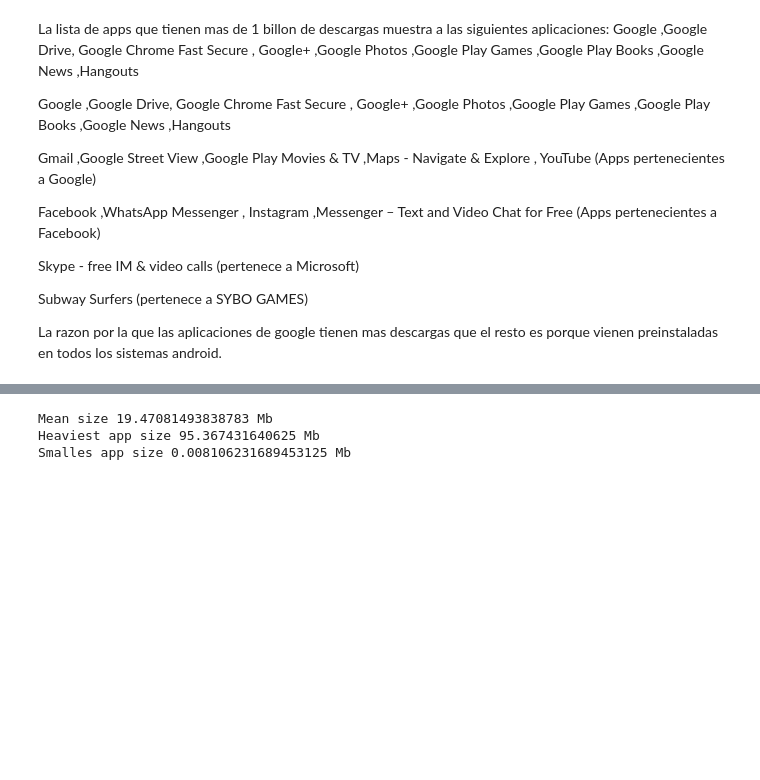
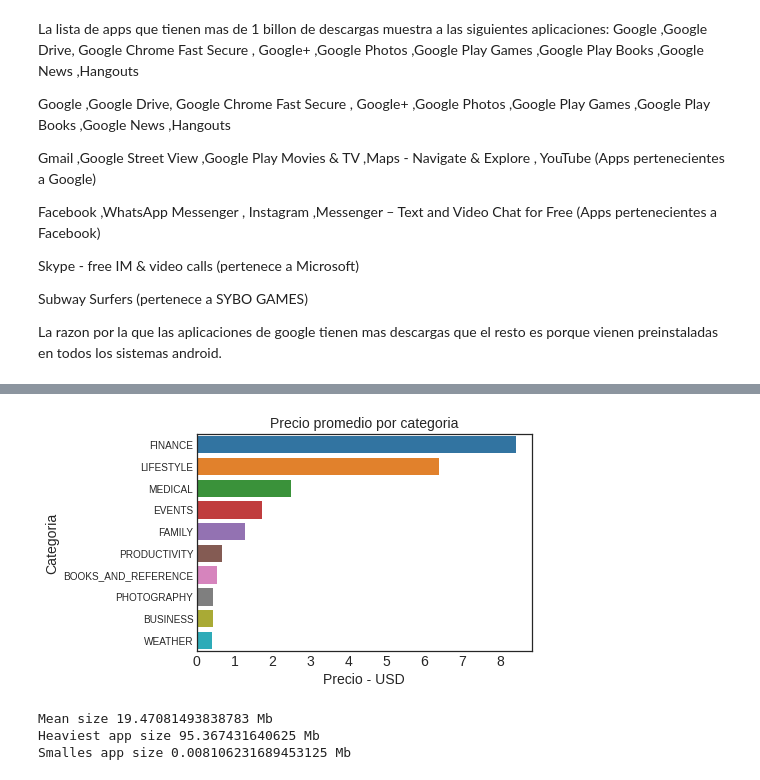
Before and after one commit to joseemaro/bdm_EvaluatingGoogleApps, a Jupyter notebook: tpfinal_pre.ipynb, the cells around one changed output, grey strips where cells are left out. Cells and saved outputs as stored; diff of their text form; code cells hidden in the pictures; blank space fills up the shorter version.

```diff
--- a/tpfinal_pre.ipynb
+++ b/tpfinal_pre.ipynb
@@ -136,3 +239,15 @@ plt.xlabel('Categoria',  fontsize=15)
+# %%
+#Precio promedio de las apps en cada categoria 2
+prom_price_cat = df2.groupby('Category')[['Price']].mean().sort_values('Price', ascending=False).head(10)
+
+sns.barplot( prom_price_cat.Price, prom_price_cat.index)
+
+plt.title('Precio promedio por categoria', fontsize=14)
+plt.xticks(rotation=0, fontsize=14);
+plt.ylabel('Categoria', fontsize=14);
+plt.xlabel('Precio - USD', fontsize=14);
+# %% [output]
+[figure, added]
 # %%
 #Tamaño promedio de las aplicaciones
 print("Mean size " + str(df2["Size"].mean()/(1024*1024)) + " Mb") #converting in MB
```
Also changed, not shown: parts of 20 cells of this notebook.
